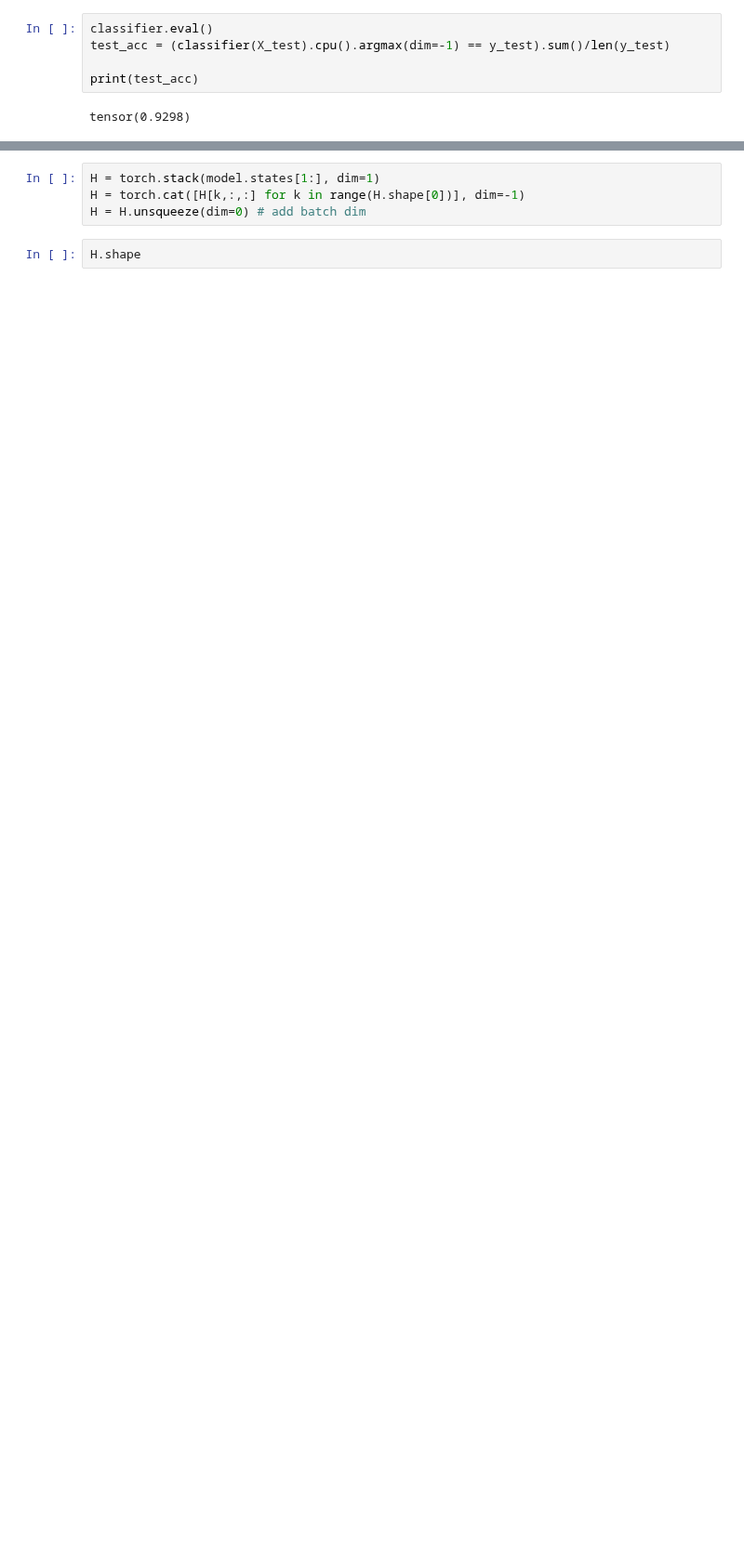
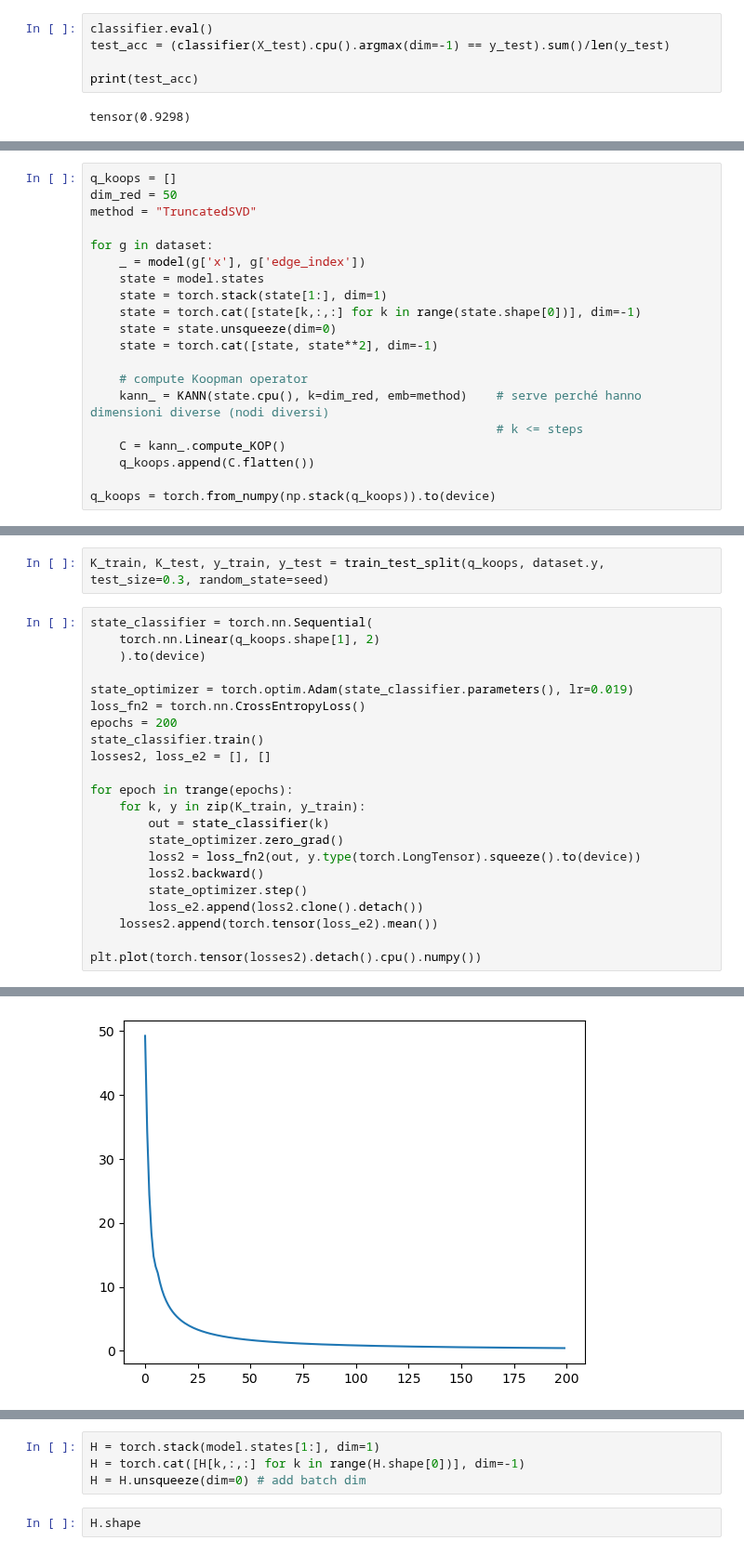
Before and after one commit to NGMLGroup/Koopman-TGNN-Interpretability, a Jupyter notebook: GraphESN_DMD.ipynb, the cells around one changed output, grey strips where cells are left out. Shown at 93% size. Drawn from its saved outputs; the diff is of its cells as text; blank space fills up the shorter version.

```diff
--- a/GraphESN_DMD.ipynb
+++ b/GraphESN_DMD.ipynb
@@ -187 +196,21 @@ state = model(dataset[0]['x'], dataset[0]['edge_index'])
+# %%
+q_koops = []
+dim_red = 50
+method = "TruncatedSVD"
+
+for g in dataset:
+    _ = model(g['x'], g['edge_index'])
+    state = model.states
+    state = torch.stack(state[1:], dim=1)
+    state = torch.cat([state[k,:,:] for k in range(state.shape[0])], dim=-1)
+    state = state.unsqueeze(dim=0)
+    state = torch.cat([state, state**2], dim=-1)
+
+    # compute Koopman operator
+    kann_ = KANN(state.cpu(), k=dim_red, emb=method)    # serve perché hanno dimensioni diverse (nodi diversi)
+                                                        # k <= steps
+    C = kann_.compute_KOP()
+    q_koops.append(C.flatten())
+
+q_koops = torch.from_numpy(np.stack(q_koops)).to(device)
 # %%
@@ -190,0 +224,25 @@ torch.Size([17, 100])
+# %%
+K_train, K_test, y_train, y_test = train_test_split(q_koops, dataset.y, test_size=0.3, random_state=seed)
+# %%
+state_classifier = torch.nn.Sequential(
+    torch.nn.Linear(q_koops.shape[1], 2)
+    ).to(device)
+
+state_optimizer = torch.optim.Adam(state_classifier.parameters(), lr=0.019)
+loss_fn2 = torch.nn.CrossEntropyLoss()
+epochs = 200
+state_classifier.train()
+losses2, loss_e2 = [], []
+
+for epoch in trange(epochs):
+    for k, y in zip(K_train, y_train):
+        out = state_classifier(k)
+        state_optimizer.zero_grad()
+        loss2 = loss_fn2(out, y.type(torch.LongTensor).squeeze().to(device))
+        loss2.backward()
+        state_optimizer.step()
+        loss_e2.append(loss2.clone().detach())
+    losses2.append(torch.tensor(loss_e2).mean())
+
+plt.plot(torch.tensor(losses2).detach().cpu().numpy())
+# %% [output]
@@ -190,0 +250 @@ torch.Size([17, 100])
+[figure, added]
```
Also changed, not shown: parts of 25 cells of this notebook.
